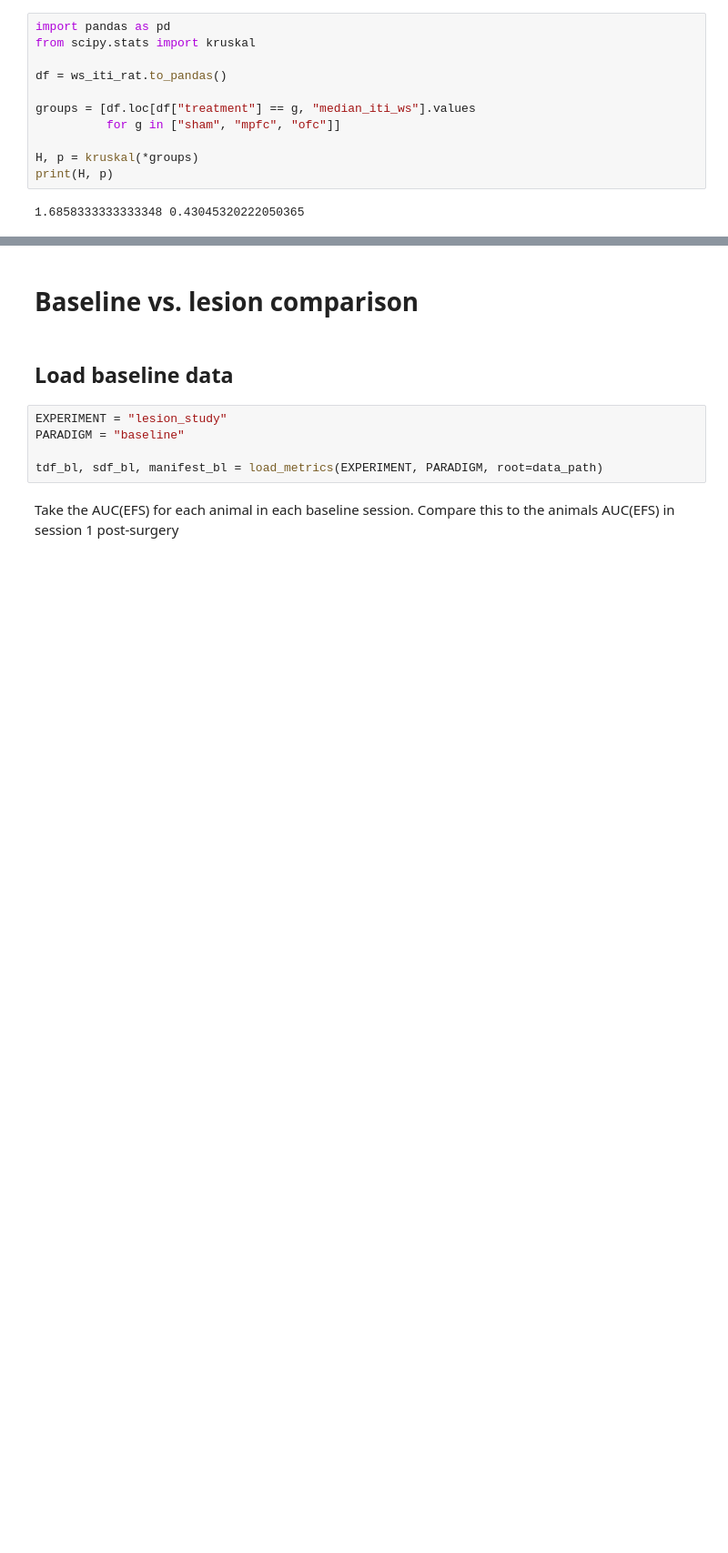
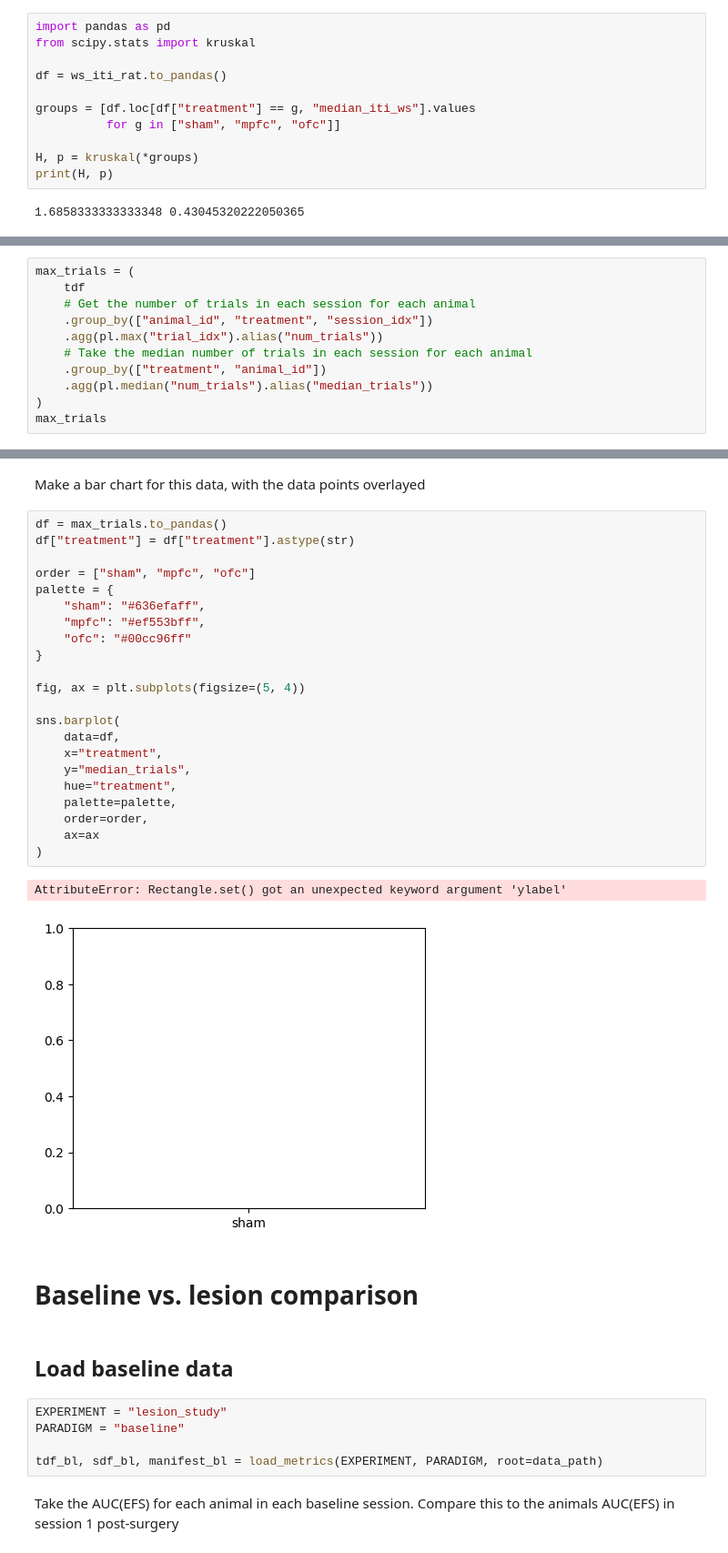
Before and after one commit to BenjoLiving/matching-pennies, a Jupyter notebook: matching_pennies/analysis/experiments/lesion_study_normal.ipynb, the cells around one changed output, grey strips where cells are left out. Shown at 91% size. Drawn from its saved outputs; the diff is of its cells as text; blank space fills up the shorter version.

```diff
--- a/matching_pennies/analysis/experiments/lesion_study_normal.ipynb
+++ b/matching_pennies/analysis/experiments/lesion_study_normal.ipynb
@@ -1045,0 +1092,11 @@ print(H, p)
+# %%
+max_trials = (
+    tdf
+    # Get the number of trials in each session for each animal
+    .group_by(["animal_id", "treatment", "session_idx"])
+    .agg(pl.max("trial_idx").alias("num_trials"))
+    # Take the median number of trials in each session for each animal
+    .group_by(["treatment", "animal_id"])
+    .agg(pl.median("num_trials").alias("median_trials"))
+)
+max_trials
@@ -1046,3 +1118,30 @@ print(H, p)
+# %% [markdown]
+Make a bar chart for this data, with the data points overlayed
+# %%
+df = max_trials.to_pandas()
+df["treatment"] = df["treatment"].astype(str)
+
+order = ["sham", "mpfc", "ofc"]
+palette = {
+    "sham": "#636efaff",
+    "mpfc": "#ef553bff",
+    "ofc": "#00cc96ff"
+}
+
+fig, ax = plt.subplots(figsize=(5, 4))
+
+sns.barplot(
+    data=df,
+    x="treatment",
+    y="median_trials",
+    hue="treatment",
+    palette=palette,
+    order=order,
+    ax=ax
+)
+# %% [output]
+AttributeError: Rectangle.set() got an unexpected keyword argument 'ylabel'
+[figure, added]
 # %% [markdown]
 # Baseline vs. lesion comparison
 # %% [markdown]
```
Also changed, not shown: parts of 27 cells of this notebook.
